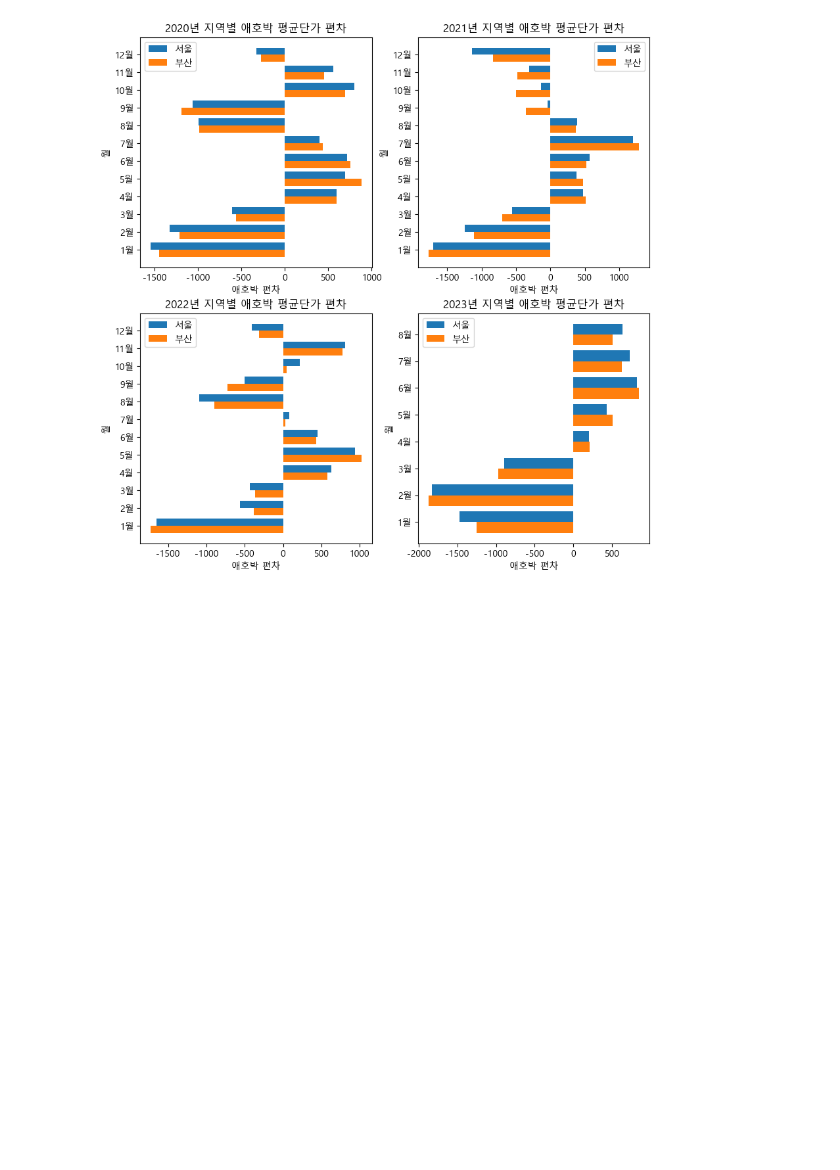
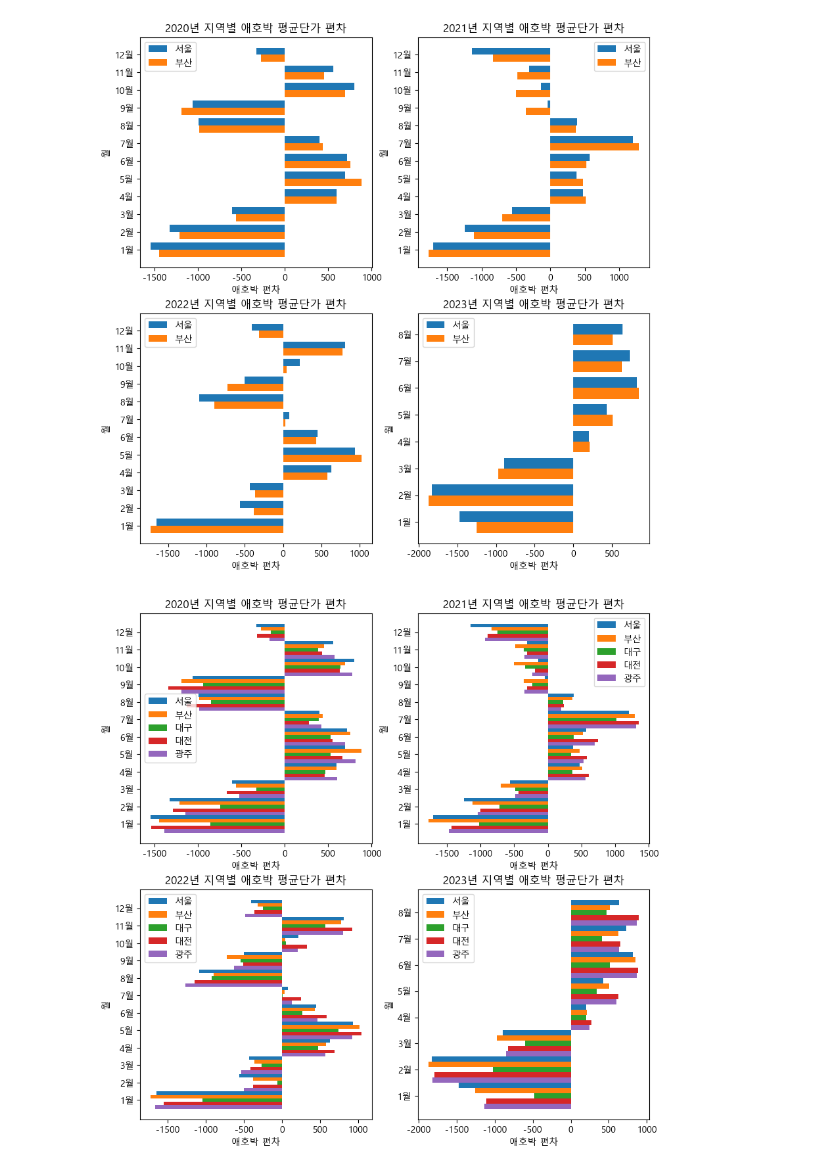
Before and after one commit to initbtn/big_project, a Jupyter notebook: 평균단가 편차/kini_dev.ipynb, the cells around one changed output. Drawn from its saved outputs; the diff is of its cells as text; code cells hidden in the pictures; blank space fills up the shorter version.

```diff
--- a/평균단가 편차/kini_dev.ipynb
+++ b/평균단가 편차/kini_dev.ipynb
@@ -355,11 +355,11 @@ def multiareadata(month, data, crop, area1, area2, area3, area4, area5):
     plt.legend()
 
     plt.subplot(2,2,4)
-    plt.barh(month[:8]+0.4, data.loc[data['Date'].dt.year == 2020, '%s 평균단가 편차'% area1], height=0.2, label=area1)
-    plt.barh(month[:8]+0.2, data.loc[data['Date'].dt.year == 2020, '%s 평균단가 편차'% area2], height=0.2, label=area2)
-    plt.barh(month[:8], data.loc[data['Date'].dt.year == 2020, '%s 평균단가 편차'% area3], height=0.2, label=area3)
-    plt.barh(month[:8]-0.2, data.loc[data['Date'].dt.year == 2020, '%s 평균단가 편차'% area4], height=0.2, label=area4)
-    plt.barh(month[:8]-0.4, data.loc[data['Date'].dt.year == 2020, '%s 평균단가 편차'% area5], height=0.2, label=area5)
+    plt.barh(month[:8]+0.4, data.loc[data['Date'].dt.year == 2023, '%s 평균단가 편차'% area1], height=0.2, label=area1)
+    plt.barh(month[:8]+0.2, data.loc[data['Date'].dt.year == 2023, '%s 평균단가 편차'% area2], height=0.2, label=area2)
+    plt.barh(month[:8], data.loc[data['Date'].dt.year == 2023, '%s 평균단가 편차'% area3], height=0.2, label=area3)
+    plt.barh(month[:8]-0.2, data.loc[data['Date'].dt.year == 2023, '%s 평균단가 편차'% area4], height=0.2, label=area4)
+    plt.barh(month[:8]-0.4, data.loc[data['Date'].dt.year == 2023, '%s 평균단가 편차'% area5], height=0.2, label=area5)
     plt.ylabel('월')
     plt.yticks(month[:8], [f'{i}월' for i in month[:8]])
     plt.xlabel('%s 편차' %crop)
@@ -368,3 +368,7 @@ def multiareadata(month, data, crop, area1, area2, area3, area4, area5):
 
     plt.savefig('../data/각 년도 별 지역별 %s 평균 단가 편차.png' % crop)
     plt.show()
+# %%
+multiareadata(months, mean_all, "애호박", "서울", "부산", "대구", "대전", "광주")
+# %% [output]
+[figure, added]
```
